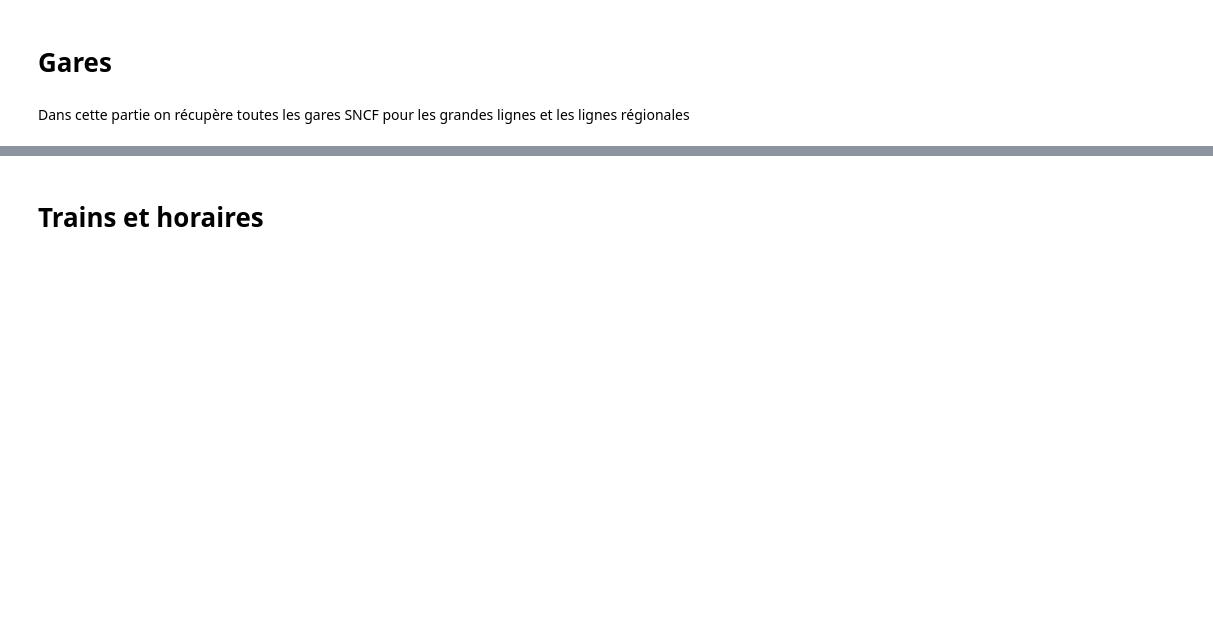
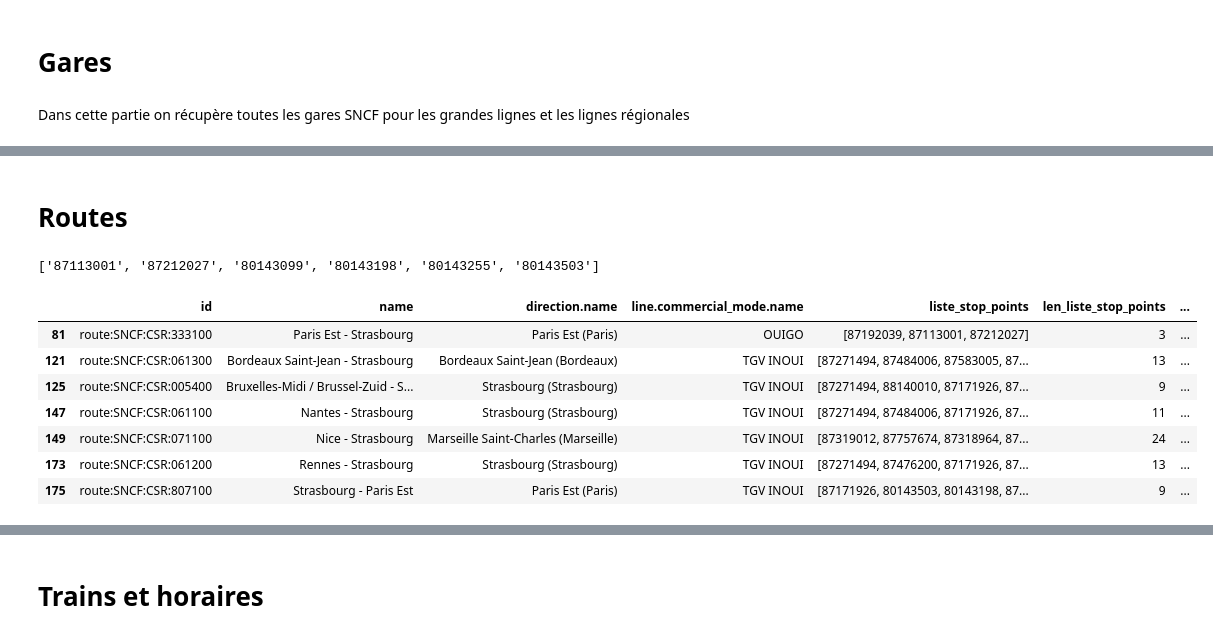
Before and after one commit to refouch/BestRail, a Jupyter notebook: navitia.ipynb, the cells around one changed output, grey strips where cells are left out. Drawn from its saved outputs; the diff is of its cells as text; code cells hidden in the pictures; blank space fills up the shorter version.

```diff
--- a/navitia.ipynb
+++ b/navitia.ipynb
@@ -231,0 +84,2 @@ arrets.loc[lambda x: x.line_name.str.contains('Paris') & x.line_name.str.contain
+# %% [markdown]
+# Routes
@@ -231,0 +122,12 @@ arrets.loc[lambda x: x.line_name.str.contains('Paris') & x.line_name.str.contain
+# %%
+#fonction qui récupère la liste des stop_points à partir de la route
+# LISTE PAS DANS L'ORDRE DE PASSAGE
+def get_stop_points_of_route(route_id):
+    '''
+    fonction pour récupérer les stop points d'une route donnée
+    '''
+    url = f"https://api.navitia.io/v1/coverage/sncf/routes/{route_id}/stop_points"
+    data = requests.get(url, auth=(API_KEY, "")).json()
+
+    stop_point_ids = [stop_point.get("id").split(':')[2] for stop_point in data.get("stop_points", [])]
+    return stop_point_ids
@@ -231,0 +176,4 @@ arrets.loc[lambda x: x.line_name.str.contains('Paris') & x.line_name.str.contain
+# %%
+stop_points
+# %% [output]
+['87113001', '87212027', '80143099', '80143198', '80143255', '80143503']
@@ -231,0 +182,11 @@ arrets.loc[lambda x: x.line_name.str.contains('Paris') & x.line_name.str.contain
+# %%
+df_routes.loc[lambda x: x.name.str.contains('Strasbourg')]
+# %% [output]
+|  | id | name | direction.name | line.commercial_mode.name | liste_stop_points | len_liste_stop_points | ... |
+| 81 | route:SNCF:CSR:333100 | Paris Est - Strasbourg | Paris Est (Paris) | OUIGO | [87192039, 87113001, 87212027] | 3 | ... |
+| 121 | route:SNCF:CSR:061300 | Bordeaux Saint-Jean - Strasbourg | Bordeaux Saint-Jean (Bordeaux) | TGV INOUI | [87271494, 87484006, 87583005, 87... | 13 | ... |
+| 125 | route:SNCF:CSR:005400 | Bruxelles-Midi / Brussel-Zuid - S... | Strasbourg (Strasbourg) | TGV INOUI | [87271494, 88140010, 87171926, 87... | 9 | ... |
+| 147 | route:SNCF:CSR:061100 | Nantes - Strasbourg | Strasbourg (Strasbourg) | TGV INOUI | [87271494, 87484006, 87171926, 87... | 11 | ... |
+| 149 | route:SNCF:CSR:071100 | Nice - Strasbourg | Marseille Saint-Charles (Marseille) | TGV INOUI | [87319012, 87757674, 87318964, 87... | 24 | ... |
+| 173 | route:SNCF:CSR:061200 | Rennes - Strasbourg | Strasbourg (Strasbourg) | TGV INOUI | [87271494, 87476200, 87171926, 87... | 13 | ... |
+| 175 | route:SNCF:CSR:807100 | Strasbourg - Paris Est | Paris Est (Paris) | TGV INOUI | [87171926, 80143503, 80143198, 87... | 9 | ... |
```
Also changed, not shown: parts of 56 cells of this notebook.
